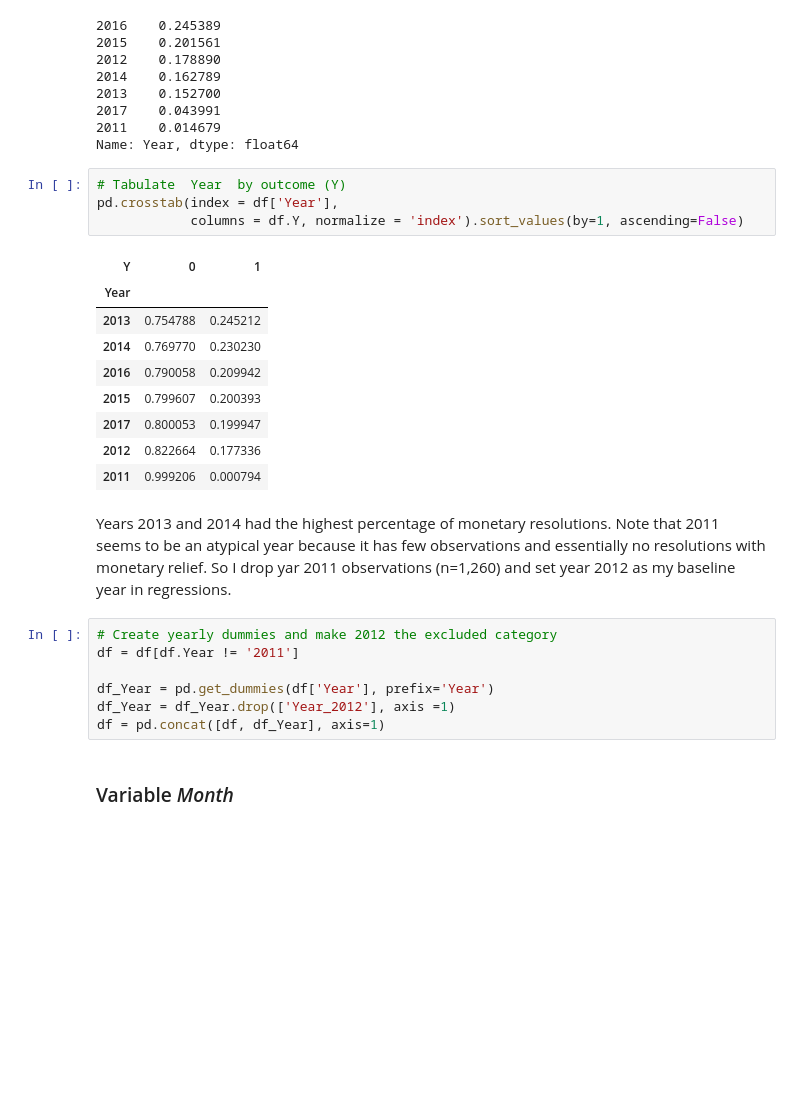
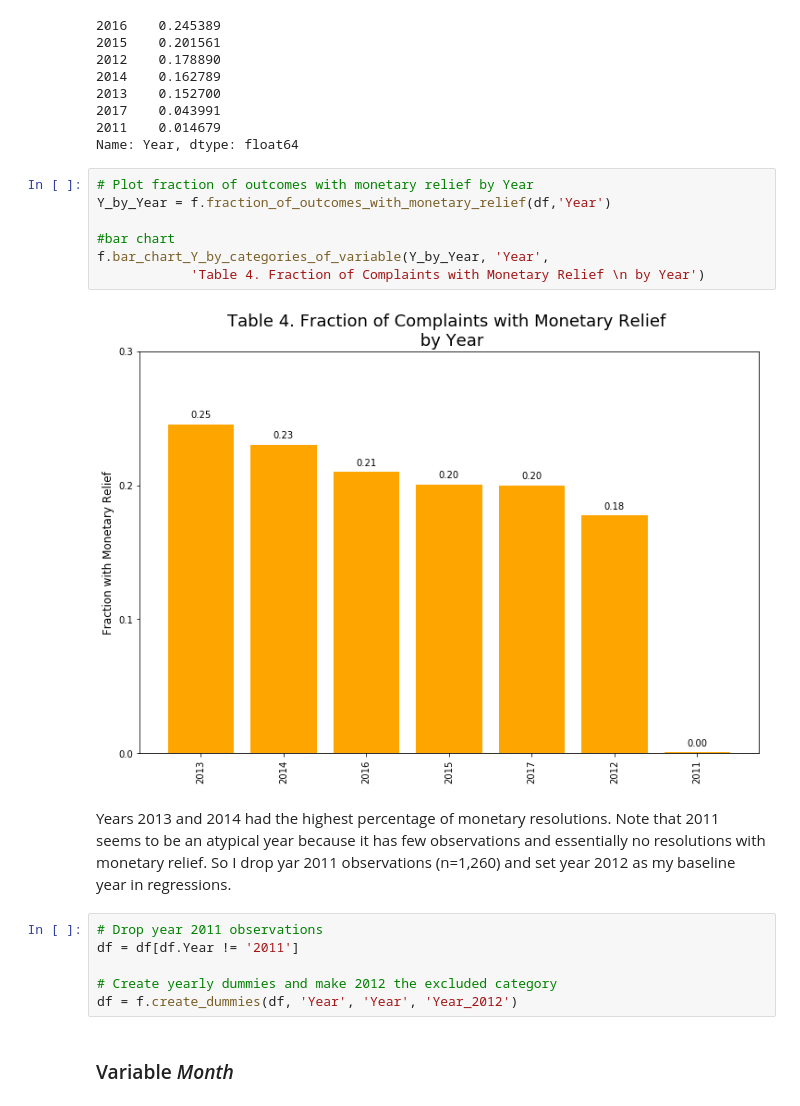
Before and after one commit to zhannazh/Predicting_Outcome_of_Consumer_Finance_Complaints, a Jupyter notebook: 1. Data exploration and feature engineering.ipynb, the cells around one changed output. Drawn from its saved outputs; the diff is of its cells as text; blank space fills up the shorter version.

```diff
--- a/1. Data exploration and feature engineering.ipynb
+++ b/1. Data exploration and feature engineering.ipynb
@@ -525,29 +519,23 @@ Name: Year, dtype: int64
 2017    0.043991
 2011    0.014679
 Name: Year, dtype: float64
-# %%
-# Tabulate  Year  by outcome (Y)
-pd.crosstab(index = df['Year'],
-            columns = df.Y, normalize = 'index').sort_values(by=1, ascending=False)
-# %% [output]
-| Y | 0 | 1 |
-| Year |  |  |
-| 2013 | 0.754788 | 0.245212 |
-| 2014 | 0.769770 | 0.230230 |
-| 2016 | 0.790058 | 0.209942 |
-| 2015 | 0.799607 | 0.200393 |
-| 2017 | 0.800053 | 0.199947 |
-| 2012 | 0.822664 | 0.177336 |
-| 2011 | 0.999206 | 0.000794 |
+# %%
+# Plot fraction of outcomes with monetary relief by Year
+Y_by_Year = f.fraction_of_outcomes_with_monetary_relief(df,'Year')
+
+#bar chart
+f.bar_chart_Y_by_categories_of_variable(Y_by_Year, 'Year',
+            'Table 4. Fraction of Complaints with Monetary Relief \n by Year')
+# %% [output]
+[figure, added]
 # %% [markdown]
 Years 2013 and 2014 had the highest percentage of monetary resolutions. Note that 2011 seems to be an atypical year because it has few observations and essentially no resolutions with monetary relief. So I drop yar 2011 observations (n=1,260) and set year 2012 as my baseline year in regressions.
 # %%
-# Create yearly dummies and make 2012 the excluded category
+# Drop year 2011 observations
 df = df[df.Year != '2011']
 
-df_Year = pd.get_dummies(df['Year'], prefix='Year')
-df_Year = df_Year.drop(['Year_2012'], axis =1)
-df = pd.concat([df, df_Year], axis=1)
+# Create yearly dummies and make 2012 the excluded category
+df = f.create_dummies(df, 'Year', 'Year', 'Year_2012')
 # %% [markdown]
 ### Variable *Month*
 # %%
```
Also changed, not shown: parts of 27 cells of this notebook, 1 other file.
